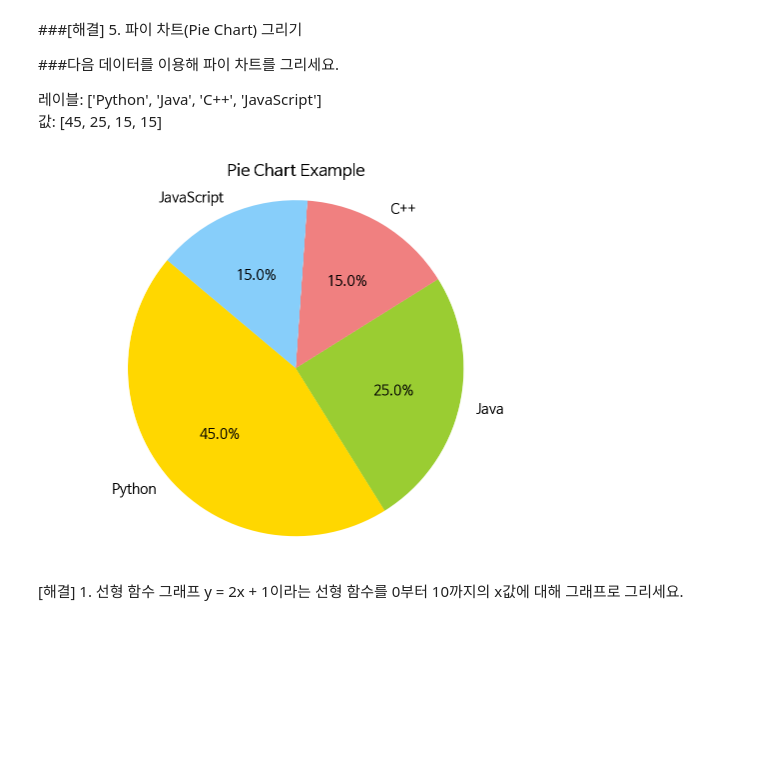
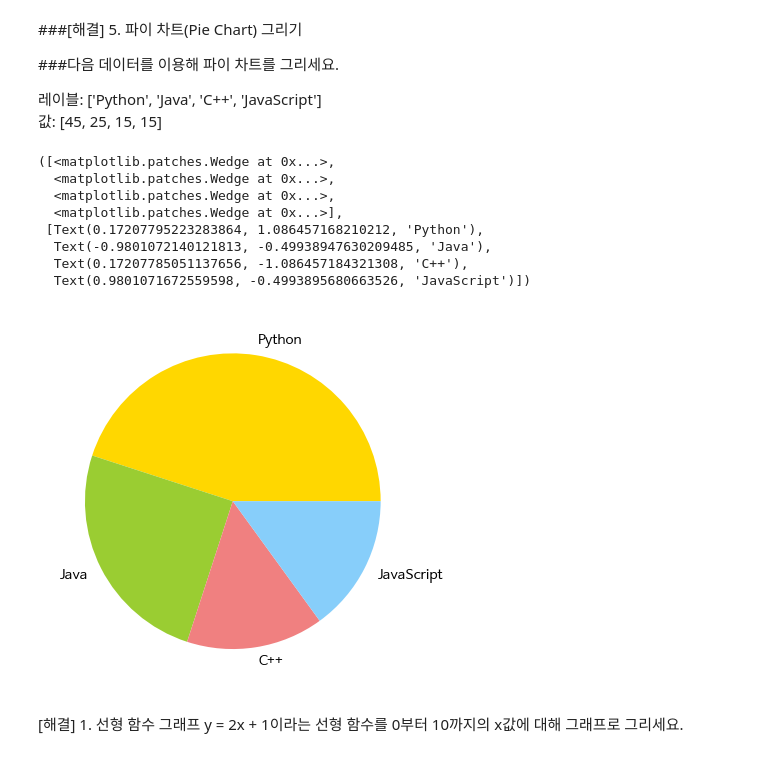
Before and after one commit to yuuki08noah/Python-Programming, a Jupyter notebook: Python 03 Matplotlib 문제.ipynb, the cells around one changed output. Saved outputs shown, nothing was run; the diff lists cells and outputs as text; code cells hidden in the pictures; blank space fills up the shorter version.

```diff
--- a/Python 03 Matplotlib 문제.ipynb
+++ b/Python 03 Matplotlib 문제.ipynb
@@ -308,9 +427,20 @@ y = [99, 86, 87, 88, 100, 86, 103, 87, 94, 78]
 # %%
 labels = ['Python', 'Java', 'C++', 'JavaScript']
 sizes = [45, 25, 15, 15]
 colors = ['gold', 'yellowgreen', 'lightcoral', 'lightskyblue']
+
+fig, ax = plt.subplots()
+ax.pie(sizes, labels=labels, colors=colors)
 # %% [output]
+([<matplotlib.patches.Wedge at 0x...>,
+  <matplotlib.patches.Wedge at 0x...>,
+  <matplotlib.patches.Wedge at 0x...>,
+  <matplotlib.patches.Wedge at 0x...>],
+ [Text(0.17207795223283864, 1.086457168210212, 'Python'),
+  Text(-0.9801072140121813, -0.49938947630209485, 'Java'),
+  Text(0.17207785051137656, -1.086457184321308, 'C++'),
+  Text(0.9801071672559598, -0.4993895680663526, 'JavaScript')])
-[figure, old version]
+[figure, new version]
 # %% [markdown]
 [해결] 1. 선형 함수 그래프
 y = 2x + 1이라는 선형 함수를 0부터 10까지의 x값에 대해 그래프로 그리세요.
```
Also changed, not shown: parts of 25 cells of this notebook.
